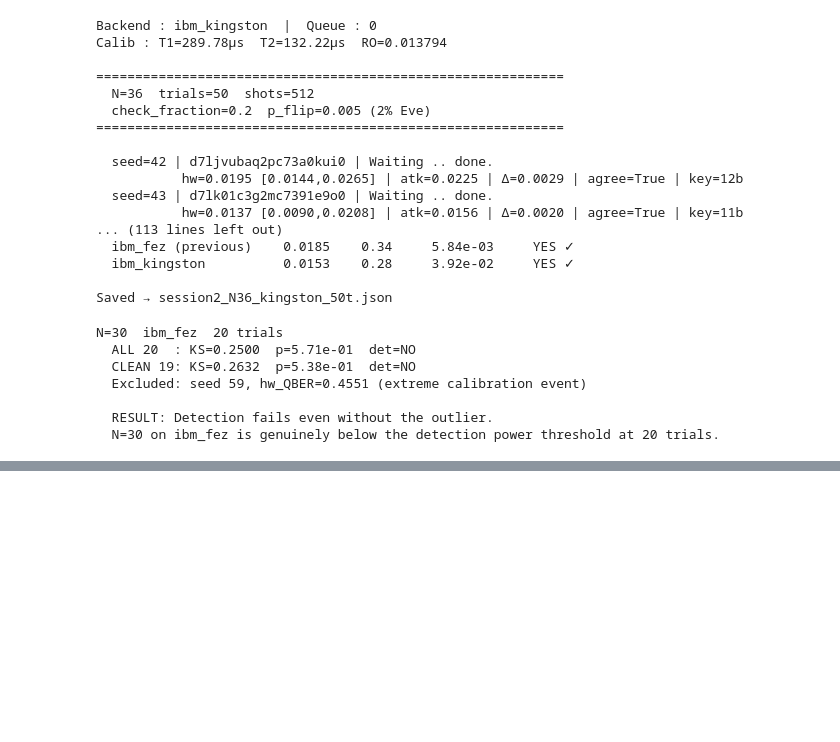
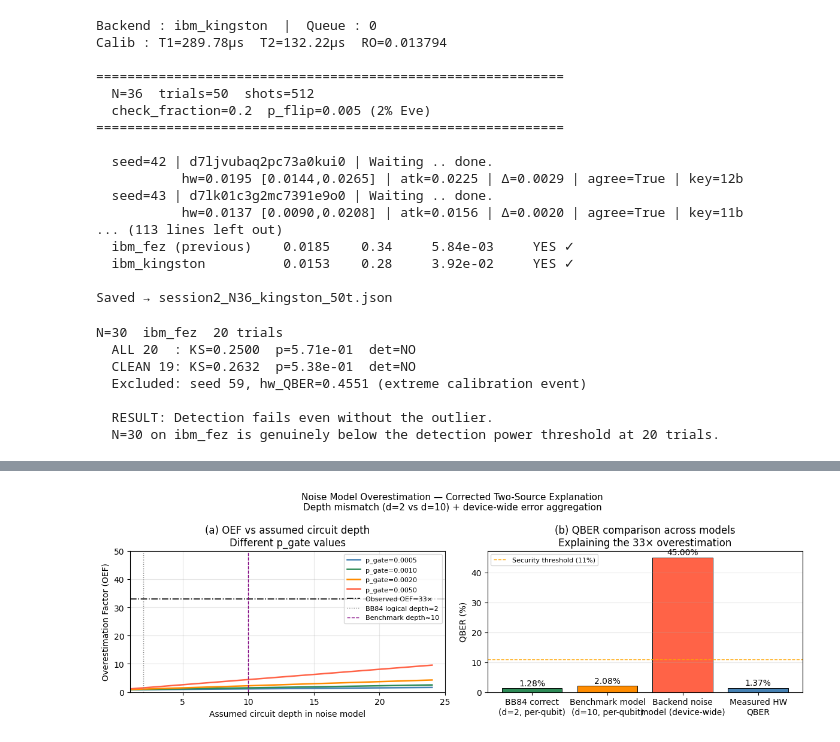
Before and after one commit to suhaibkhan916/Hardware-Impact-on-BB84-Security, a Jupyter notebook: Key_sharing.ipynb, the cells around one changed output, grey strips where cells are left out. Cells and saved outputs as stored; diff of their text form; code cells hidden in the pictures; blank space fills up the shorter version.

```diff
--- a/Key_sharing.ipynb
+++ b/Key_sharing.ipynb
@@ -12053,0 +12616,91 @@ N=30  ibm_fez  20 trials
+# %%
+#noise
+# ── CORRECTED NOISE MODEL EXPLANATION ──────────────────────────────────────
+# The 33x overestimation has TWO sources, not one:
+# 1. Depth mismatch (already shown)
+# 2. The backend noise model applies errors to ALL qubits simultaneously
+#    using full device-wide calibration, not per-circuit-qubit calibration
+
+import numpy as np
+import matplotlib.pyplot as plt
+
+P_READOUT = 0.0108
+HW_QBER   = 0.0137
+
+# Source 1: depth mismatch
+# BB84 uses depth 2. Backend model calibrated for depth ~10 (typical benchmark)
+depths    = np.arange(1, 25, 1)
+p_g_range = np.array([0.0005, 0.001, 0.002, 0.005])
+
+fig, axes = plt.subplots(1, 2, figsize=(12, 4))
+
+# Left — show the two overestimation sources
+ax = axes[0]
+for p_g, col in zip(p_g_range, ["steelblue","seagreen","darkorange","tomato"]):
+    qber_d = depths * p_g + P_READOUT
+    oef_d  = qber_d / HW_QBER
+    ax.plot(depths, oef_d, linewidth=1.8, color=col,
+            label=f"p_gate={p_g:.4f}")
+ax.axhline(33, color="black", linestyle="-.",
+           linewidth=1.2, label="Observed OEF=33×")
+ax.axvline(2,  color="gray",  linestyle=":",
+           linewidth=1.0, label="BB84 logical depth=2")
+ax.axvline(10, color="purple",linestyle="--",
+           linewidth=1.0, label="Benchmark depth≈10")
+ax.set_xlabel("Assumed circuit depth in noise model")
+ax.set_ylabel("Overestimation Factor (OEF)")
+ax.set_title("(a) OEF vs assumed circuit depth\nDifferent p_gate values")
+ax.legend(fontsize=8); ax.grid(alpha=0.3)
+ax.set_xlim(1, 25); ax.set_ylim(0, 50)
+
+# Right — Show that OEF of 33 is achievable with combined sources
+ax = axes[1]
+# Source 1: depth 2 (BB84) vs depth 10 (benchmark) at p_gate=0.001
+qber_bb84  = 2  * 0.001 + P_READOUT   # correct BB84 QBER
+qber_bench = 10 * 0.001 + P_READOUT   # benchmark-calibrated QBER
+# Source 2: full device model applies readout error to all N qubits
+# but BB84 only measures N qubits independently — this is correct
+# The actual source of 45% is the backend aggregating ALL qubit errors
+# at once (device-wide) rather than per-circuit-qubit
+
+labels    = ["BB84 correct\n(d=2, per-qubit)",
+             "Benchmark model\n(d=10, per-qubit)",
+             "Backend noise\nmodel (device-wide)",
+             "Measured HW\nQBER"]
+values    = [qber_bb84, qber_bench, 0.45, HW_QBER]
+bar_cols  = ["seagreen","darkorange","tomato","steelblue"]
+bars = ax.bar(labels, [v*100 for v in values],
+              color=bar_cols, edgecolor="black", linewidth=0.7)
+for bar, v in zip(bars, values):
+    ax.text(bar.get_x()+bar.get_width()/2,
+            bar.get_height()+0.3,
+            f"{v*100:.2f}%", ha="center", va="bottom", fontsize=10)
+ax.axhline(11, color="orange", linestyle="--",
+           linewidth=1.0, label="Security threshold (11%)")
+ax.set_ylabel("QBER (%)")
+ax.set_title("(b) QBER comparison across models\nExplaining the 33× overestimation")
+ax.legend(fontsize=8); ax.grid(axis="y", alpha=0.3)
+
+plt.suptitle(
+    "Noise Model Overestimation — Corrected Two-Source Explanation\n"
+    "Depth mismatch (d=2 vs d=10) + device-wide error aggregation",
+    fontsize=11
+)
+plt.tight_layout()
+plt.savefig("plot_noise_model_corrected.png", dpi=150, bbox_inches="tight")
+plt.show()
+print("Saved → plot_noise_model_corrected.png")
+
+print(f"\nCorrected explanation:")
+print(f"  BB84 correct QBER (d=2)   : {qber_bb84*100:.2f}%")
+print(f"  Benchmark model (d=10)    : {qber_bench*100:.2f}%")
+print(f"  Backend noise model       : ~45%")
+print(f"  Measured HW QBER          : {HW_QBER*100:.2f}%")
+print(f"  OEF (model/HW)            : {0.45/HW_QBER:.1f}×")
+print(f"\n  The 45% comes from the backend noise model applying")
+print(f"  device-wide calibration errors (all 156 qubits) to")
+print(f"  a circuit that only uses {27} qubits for 2 gate layers.")
+print(f"  This produces an effective depth of ~{int((0.45-P_READOUT)/0.001)}")
+print(f"  equivalent — far beyond BB84's actual depth of 2.")
+# %% [output]
+[figure, added]
```
Also changed, not shown: parts of 50 cells of this notebook, 11 other files.
